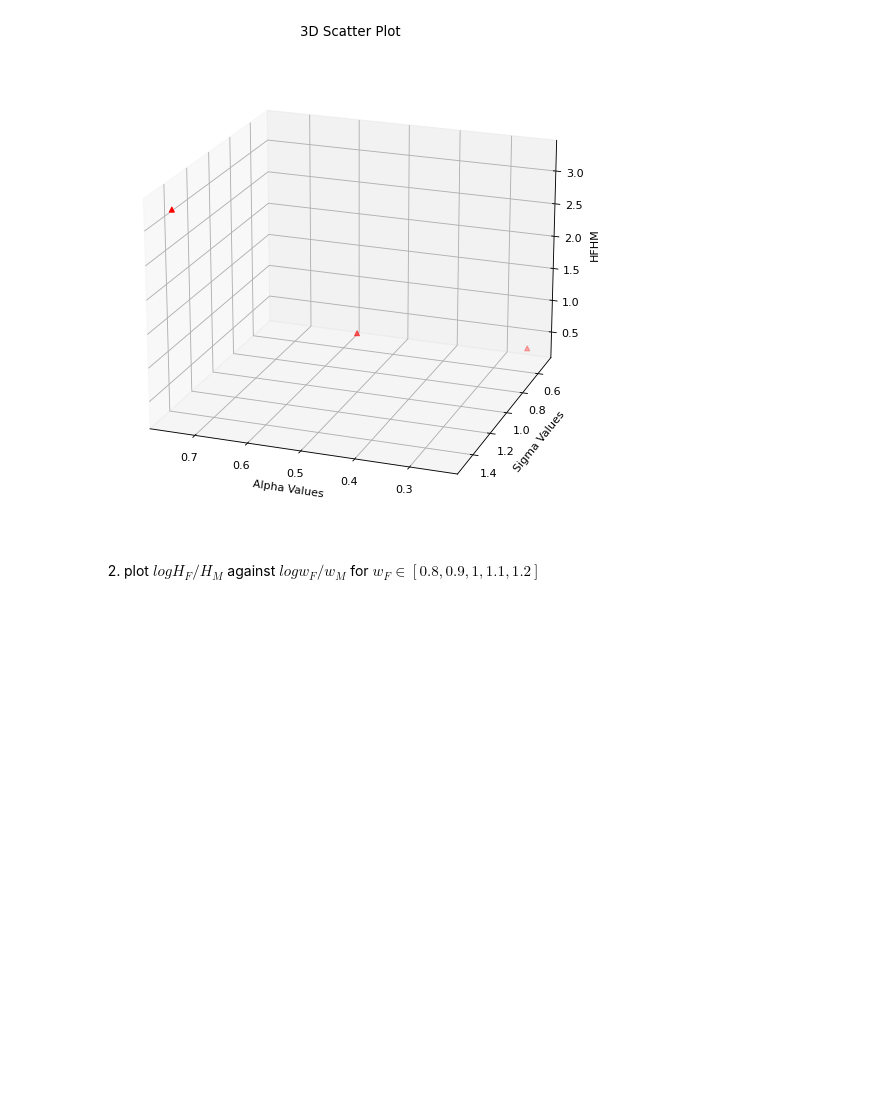
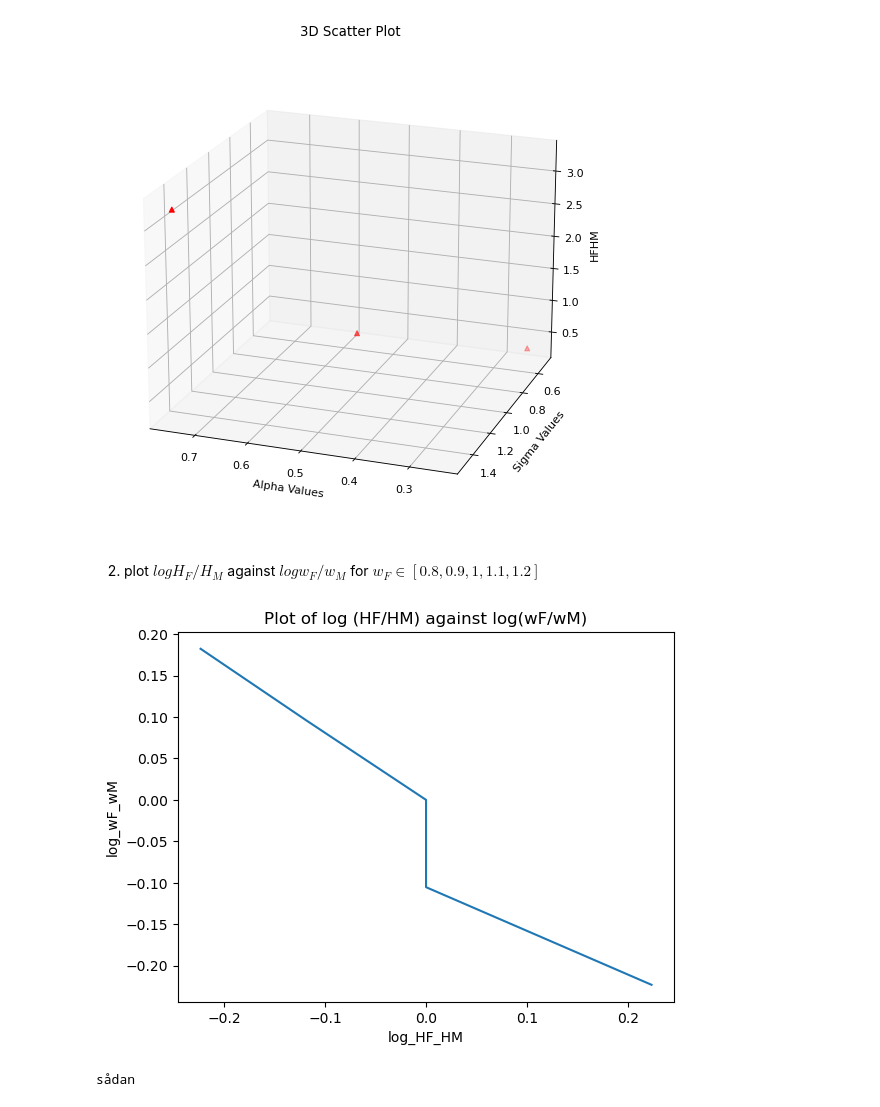
Before and after one commit to NumEconCopenhagen/projects-2023-julius-oskar, a Jupyter notebook: inauguralproject/Inaugural-Project.ipynb, the cells around one changed output. Cells and saved outputs as stored; diff of their text form; code cells hidden in the pictures; blank space fills up the shorter version.

```diff
--- a/inauguralproject/Inaugural-Project.ipynb
+++ b/inauguralproject/Inaugural-Project.ipynb
@@ -75,3 +75,41 @@ plt.show()
 [figure]
 # %% [markdown]
 2. plot $log H_F/H_M$ against $log w_F/w_M$ for $w_F \in [0.8, 0.9, 1, 1.1, 1.2]$
+# %%
+model = HouseholdSpecializationModelClass()
+
+# Creating empty lists for values
+
+log_wF_wM = []
+log_HF_HM = []
+wf_values = model.par.wF_vec
+
+for wF in wFs:
+    model = HouseholdSpecializationModelClass()
+    model.par.wF = wF
+    opt = model.solve_discrete()
+    log_wF_wM.append(np.log(model.par.wF/model.par.wM))
+    log_HF_HM.append(np.log(opt.HF/opt.HM))
+
+# a. create the figure
+fig = plt.figure()
+
+# b. plot
+ax = fig.add_subplot(1,1,1)
+
+ax.plot(log_HF_HM,log_wF_wM)
+
+ax.set_title('log (HF/HM) against log(wF/wM)')
+ax.set_xlabel('log_HF_HM')
+ax.set_ylabel('log_wF_wM')
+# %% [output]
+[figure, added]
+# %%
+a = 0.5
+
+if a < 0.5:
+    print("hvad så der mand")
+else:
+    print("sådan")
+# %% [output]
+sådan
```
Also changed, not shown: 1 other file.
